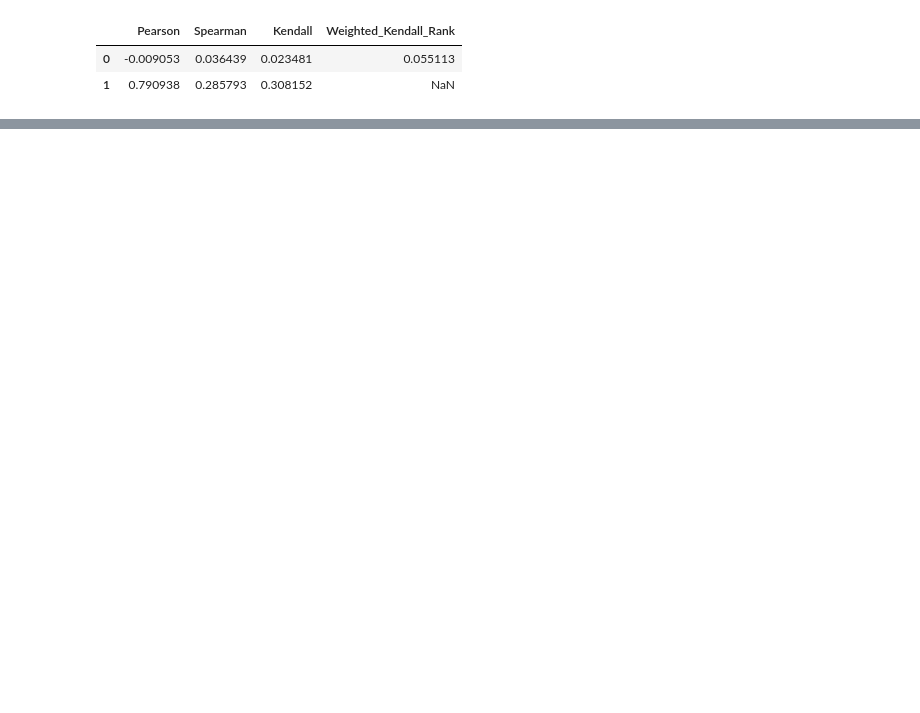
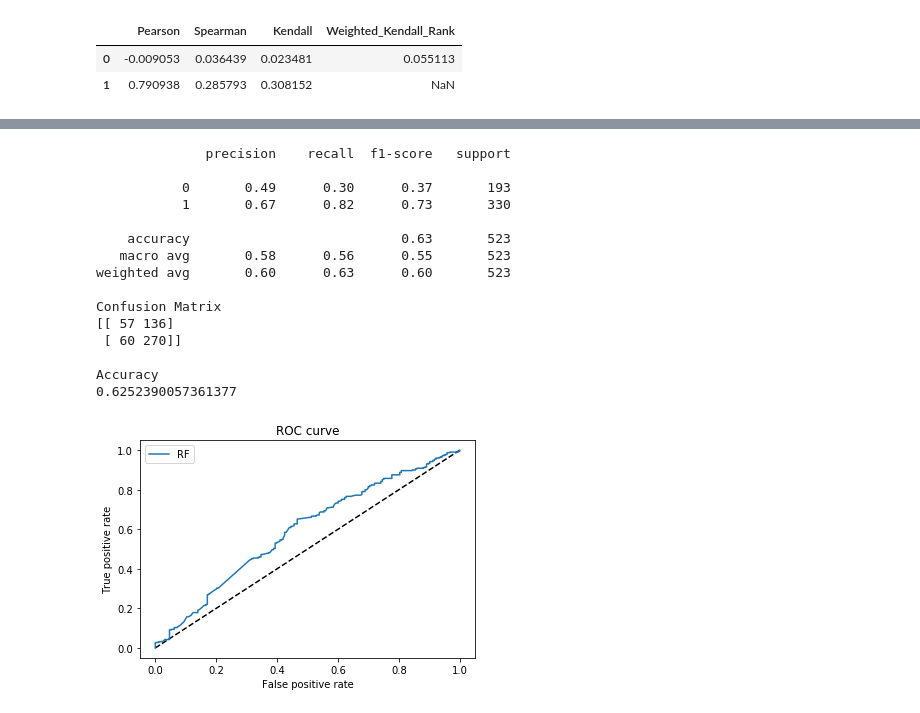
Before and after one commit to Channaholic/adv_in_financial_ml, a Jupyter notebook: Version 1 Research Lab (latest).ipynb, the cells around one changed output, grey strips where cells are left out. Drawn from its saved outputs; the diff is of its cells as text; code cells hidden in the pictures; blank space fills up the shorter version.

```diff
--- a/Version 1 Research Lab (latest).ipynb
+++ b/Version 1 Research Lab (latest).ipynb
@@ -571,0 +622,40 @@ pd.DataFrame(correlation_dict_sfi)
+# %%
+# Meta-label
+# Performance Metrics
+y_pred_rf = clf.predict_proba(X_validate)[:, 1]
+y_pred = clf.predict(X_validate)
+fpr_rf, tpr_rf, _ = roc_curve(y_validate, y_pred_rf)
+print(classification_report(y_validate, y_pred))
+
+print("Confusion Matrix")
+print(confusion_matrix(y_validate, y_pred))
+
+print('')
+print("Accuracy")
+print(accuracy_score(y_validate, y_pred))
+
+plt.figure(1)
+plt.plot([0, 1], [0, 1], 'k--')
+plt.plot(fpr_rf, tpr_rf, label='RF')
+plt.xlabel('False positive rate')
+plt.ylabel('True positive rate')
+plt.title('ROC curve')
+plt.legend(loc='best')
+plt.show()
+# %% [output]
+              precision    recall  f1-score   support
+
+           0       0.49      0.30      0.37       193
+           1       0.67      0.82      0.73       330
+
+    accuracy                           0.63       523
+   macro avg       0.58      0.56      0.55       523
+weighted avg       0.60      0.63      0.60       523
+
+Confusion Matrix
+[[ 57 136]
+ [ 60 270]]
+
+Accuracy
+0.6252390057361377
+[figure, added]
```
Also changed, not shown: parts of 13 cells of this notebook.
